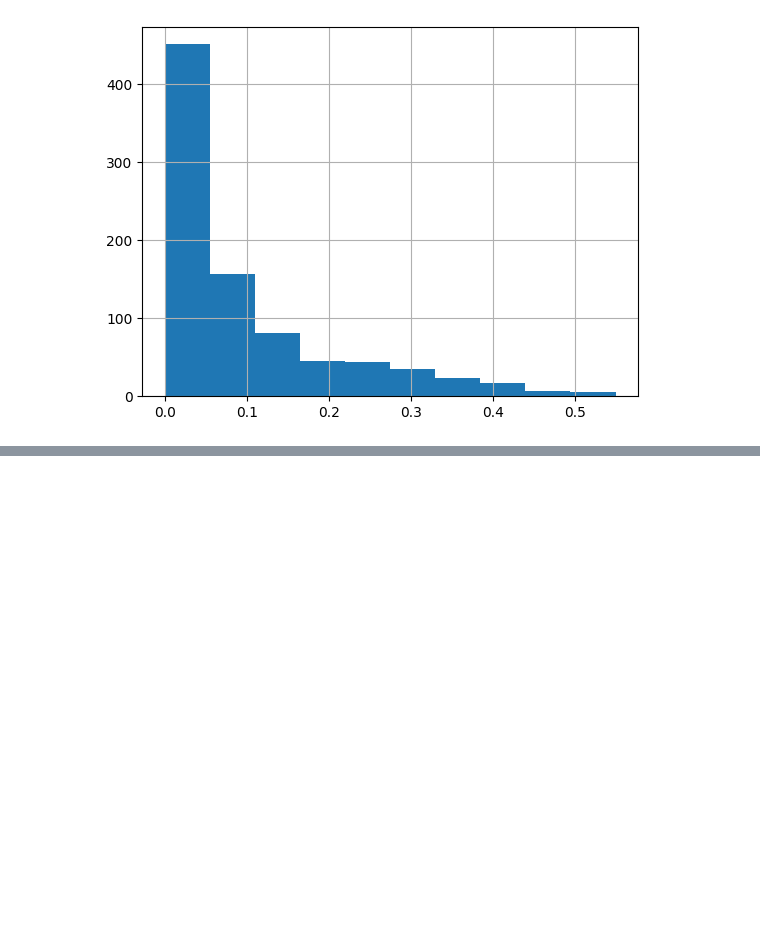
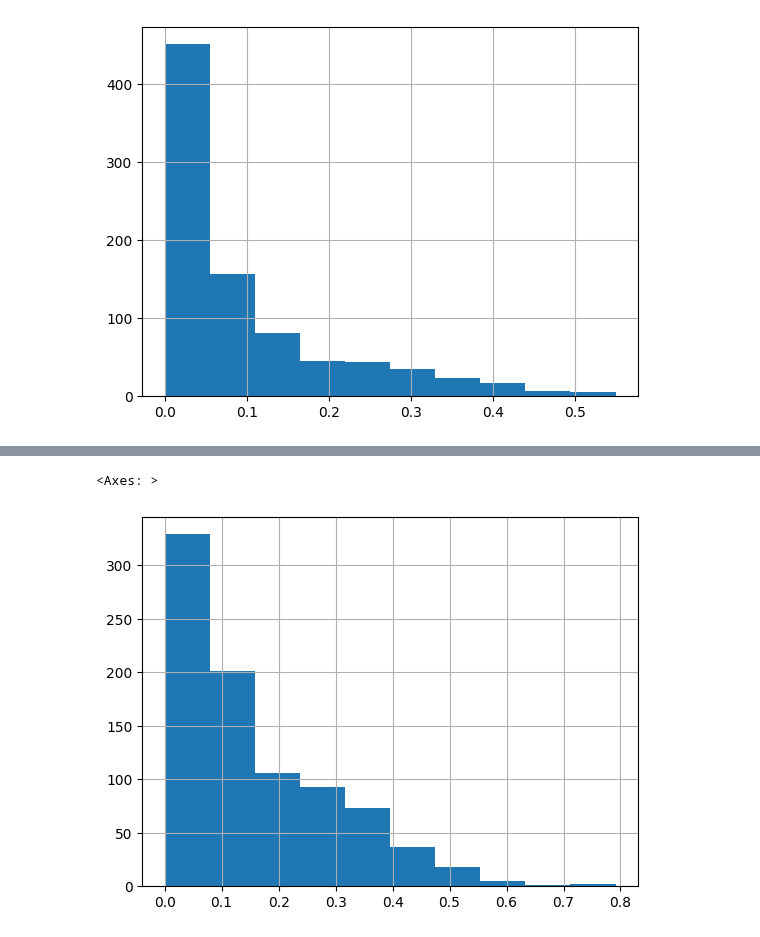
Before and after one commit to Rajvishah12/cpl_project, a Jupyter notebook: can-summer-2023/notebooks/Isochrone for Sulzer Regional Library.ipynb, the cells around one changed output, grey strips where cells are left out. Cells and saved outputs as stored; diff of their text form; code cells hidden in the pictures; blank space fills up the shorter version.

```diff
--- a/can-summer-2023/notebooks/Isochrone for Sulzer Regional Library.ipynb
+++ b/can-summer-2023/notebooks/Isochrone for Sulzer Regional Library.ipynb
@@ -655,0 +684,5 @@ census_demos['Percent Households: $200,000 or more'].hist()
+# %%
+census_demos['Percent: 25+ Master\'s Degree or More'].hist()
+# %% [output]
+<Axes: >
+[figure, added]
```
Also changed, not shown: parts of 7 cells of this notebook.
